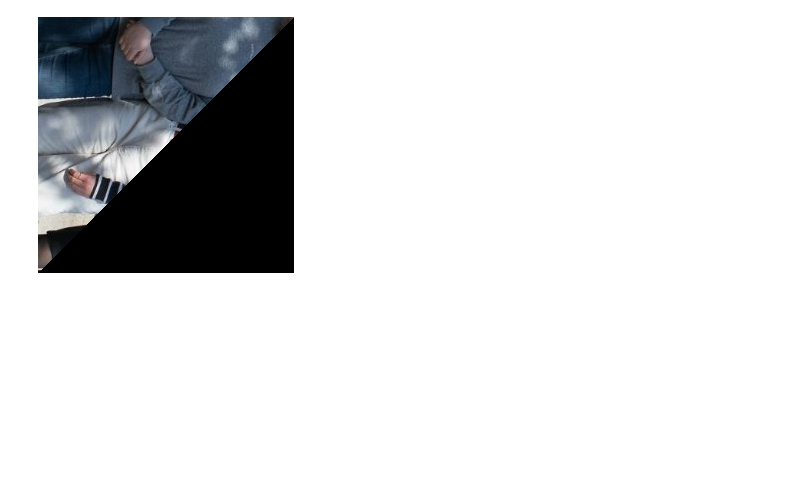
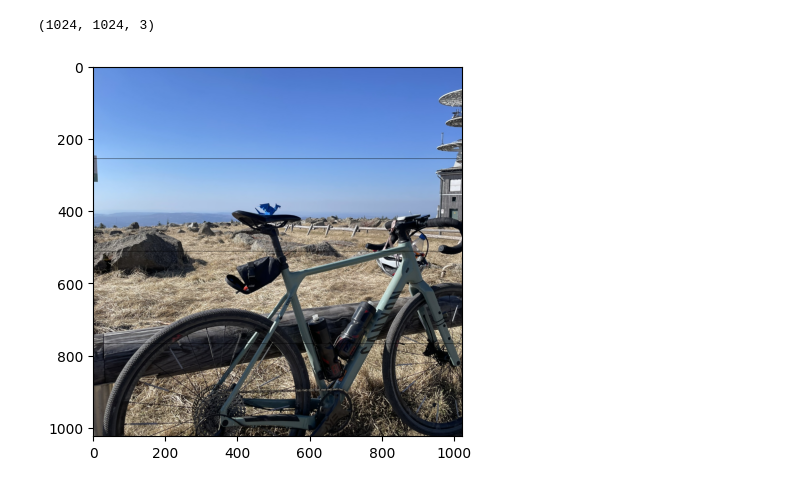
Before and after one commit to CVC97/Foldology-Image-Shuffling, a Jupyter notebook: image_shuffle.ipynb, the cells around one changed output. Drawn from its saved outputs; the diff is of its cells as text; code cells hidden in the pictures; blank space fills up the shorter version.

```diff
--- a/image_shuffle.ipynb
+++ b/image_shuffle.ipynb
@@ -12,10 +15,22 @@ class ImageShuffle:
         self.square_width = int(self.image_width / 4 + 0.1)                     # width of each quadrant
 
 
+    # show segmented image
+    def show_image(self):
+        image_segmented = self.image_in.copy()
+        print(image_segmented.shape)
+        for i in range(4):
+            image_segmented[i*self.square_width] = np.zeros_like((1, self.image_width, 3))
+        plt.imshow(image_segmented)
+
+
     # returns an image triangle of matrix position (m, n) and orientation ('TL' or 'DL' or 'DR' or 'TR') and returns it as a 'TL' triangle added to a squared 0-array
-    def get_triangle(self, m, n, orientation):
-        # define square to select pixels from as 'array_in' to place them into 'array_out'
-        array_in = self.image_in[m*self.square_width:(m+1)*self.square_width, n*self.square_width:(n+1)*self.square_width]
+    def get_triangle(self, m, n, orientation, image_back = False):
+        # define square to select pixels from (front or back)
+        if image_back:
+            array_in = self.image_back[m*self.square_width:(m+1)*self.square_width, n*self.square_width:(n+1)*self.square_width]
+        else:
+            array_in = self.image_in[m*self.square_width:(m+1)*self.square_width, n*self.square_width:(n+1)*self.square_width]
         array_out = np.zeros((self.square_width, self.square_width, 3), dtype = np.uint8)
         # fill output array according to orientation
         for i in range(self.square_width):
@@ -25,8 +40,6 @@ class ImageShuffle:
                     array_out[j,self.square_width-1-i] = array_in[j,self.square_width-1-i]
                 # input array has rectangle at down-left 'DL' corner
                 elif orientation == 'DL':
-                    # print(array_out[j,self.square_width-1-i])
-                    # print(array_in[i,j])
                     array_out[j,self.square_width-1-i] = array_in[i,j]
                 # input array has rectangle at down-right 'DR' corner
                 elif orientation == 'DR':
@@ -60,22 +73,34 @@ class ImageShuffle:
         return
 
 
-    def shuffle_image(shuffle_list):
+    def shuffle_image(shuffle_dataframe):
+        len_dataframe = len(shuffle_dataframe)
+        # for
         return
 
 
-    def shuffle_image_back(shuffle_list):
+    def shuffle_image_back(shuffle_dataframe):
         return
 # %%
 # read in image as array
 image_didaktik = Image.open('images/motives/AG_Didaktik.png')
 image_didaktik_array = np.asarray(image_didaktik)
 
+image_nhk = Image.open('images/motives/NHK.png')
+image_nhk_array = np.asarray(image_nhk)
+
+image_brockendrache = Image.open('images/motives/Brocken_Drache.png').convert('RGB')
+image_brockendrache_array = np.asarray(image_brockendrache)
+
 # initialize shuffle class
 didaktik_shuffle = ImageShuffle(image_didaktik_array)
+brockendrache_shuffle = ImageShuffle(image_brockendrache_array)
 
 m2n2_dl = didaktik_shuffle.get_triangle(2, 2, 'DL')
 # image_didaktik
-Image.fromarray(m2n2_dl)
+# image_nhk
+image_brockendrache
+brockendrache_shuffle.show_image()
 # %% [output]
+(1024, 1024, 3)
-[figure, old version]
+[figure, new version]
```
Also changed, not shown: parts of 1 cell of this notebook, 5 other files.
